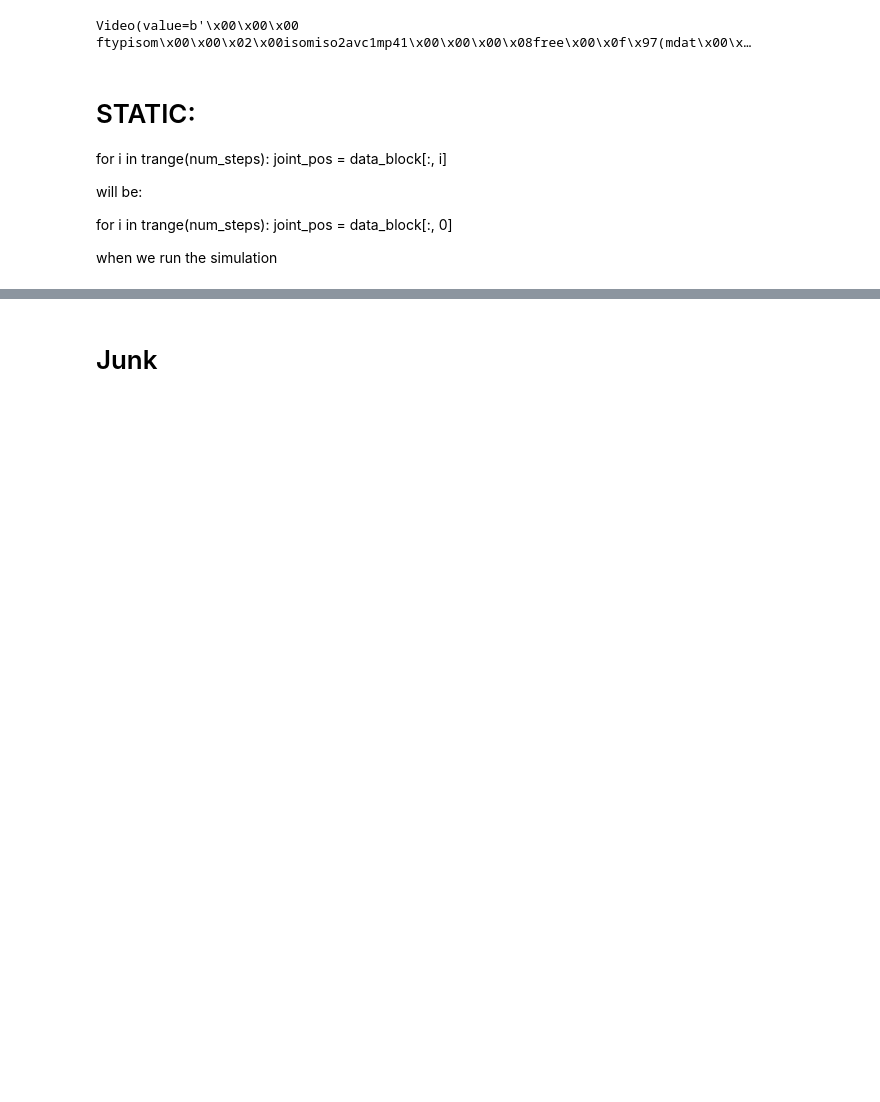
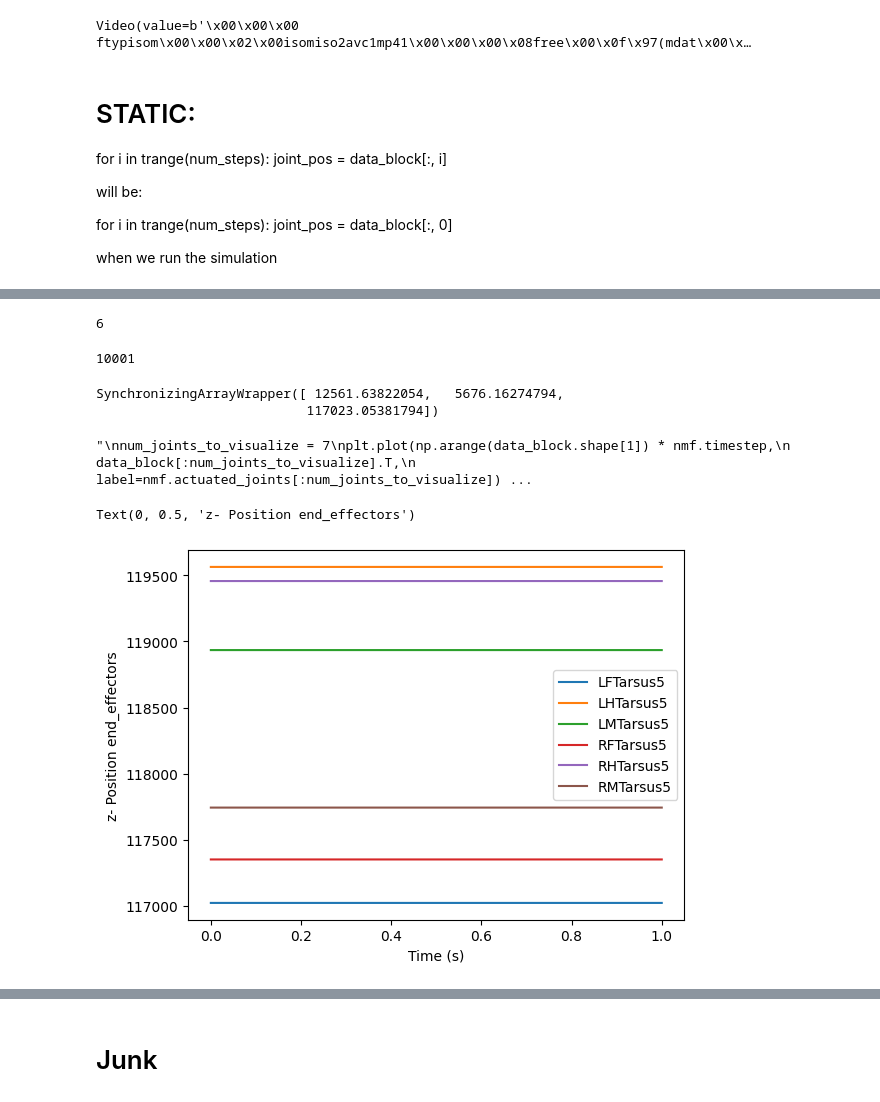
Before and after one commit to LaetiMS/flygym_adhesion-Laetitia, a Jupyter notebook: notebooks/mujoco_adhesion.ipynb, the cells around one changed output, grey strips where cells are left out. Cells and saved outputs as stored; diff of their text form; code cells hidden in the pictures; blank space fills up the shorter version.

```diff
--- a/notebooks/mujoco_adhesion.ipynb
+++ b/notebooks/mujoco_adhesion.ipynb
@@ -201,0 +234,21 @@ for i in trange(num_steps):
+# %%
+# Interpolate 5x recording
+num_steps = int(run_time / nmf.timestep)
+data_block = np.zeros((len(nmf.actuated_joints), num_steps))
+measure_t = np.arange(len(data['joint_LFCoxa'])) * data['meta']['timestep']
+interp_t = np.arange(num_steps) * nmf.timestep
+for i, joint in enumerate(nmf.actuated_joints):
+    data_block[i, :] = np.interp(interp_t, measure_t, data[joint])
+# %%
+# Run simulation
+obs, info = nmf.reset()
+
+obs_list = [obs]
+for i in trange(num_steps):
+    if i == int(num_steps/2):
+        nmf.physics.model.opt.gravity = (0,0,9.81e5)
+    joint_pos = data_block[:, i]
+    action = {'joints': joint_pos, 'adhesion': obs['bodies_adhesion']}
+    obs, info = nmf.step(action)
+    nmf.render()
+    obs_list.append(obs)
@@ -209,0 +305,49 @@ Video(value=b'\x00\x00\x00 ftypisom\x00\x00\x02\x00isomiso2avc1mp41\x00\x00\x00\
+# %%
+# Create a list to hold the end effector data len(end_effector_data = 18;)
+end_effector_data = [[] for _ in range(18)]
+
+# Iterate through each observation in obs_list
+for obs in obs_list:
+    end_effectors = obs['end_effectors']
+
+    # Iterate through each value in the end_effectors list and append to the corresponding sublist in end_effector_data
+    for i, value in enumerate(end_effectors):
+        end_effector_data[i].append(value)
+
+end_effector_data = {'x_vals_end_effector_obs' : end_effector_data[::3], 'y_vals_end_effector_obs': end_effector_data[1::3] , 'z_vals_end_effector_obs': end_effector_data[2::3]}
+# %%
+len(end_effector_data['x_vals_end_effector_obs'])
+# %% [output]
+6
+# %%
+len(end_effector_data['x_vals_end_effector_obs'][0]) #this denotes the LFTarsus5 x values of the observations over 10001 timesteps
+# %% [output]
+10001
+# %%
+obs_list[0]['end_effectors'][0:3]
+# %% [output]
+SynchronizingArrayWrapper([ 12561.63822054,   5676.16274794,
+                           117023.05381794])
+# %%
+"""
+num_joints_to_visualize = 7
+plt.plot(np.arange(data_block.shape[1]) * nmf.timestep,
+         data_block[:num_joints_to_visualize].T,
+         label=nmf.actuated_joints[:num_joints_to_visualize])
+plt.legend()
+plt.xlabel('Time (s)')
+plt.ylabel('Angle (radian)')
+"""
+# %% [output]
+"\nnum_joints_to_visualize = 7\nplt.plot(np.arange(data_block.shape[1]) * nmf.timestep,\n         data_block[:num_joints_to_visualize].T,\n         label=nmf.actuated_joints[:num_joints_to_visualize]) ...
+# %%
+for i, end_effector in enumerate(end_effector_data['z_vals_end_effector_obs']):
+    plt.plot(np.arange(len(end_effector)) * nmf.timestep,
+        end_effector,
+        label=nmf.end_effector_names[i])
+plt.legend()
+plt.xlabel('Time (s)')
+plt.ylabel('z- Position end_effectors')
+# %% [output]
+Text(0, 0.5, 'z- Position end_effectors')
+[figure, added]
```
Also changed, not shown: parts of 31 cells of this notebook, 1 other file.
